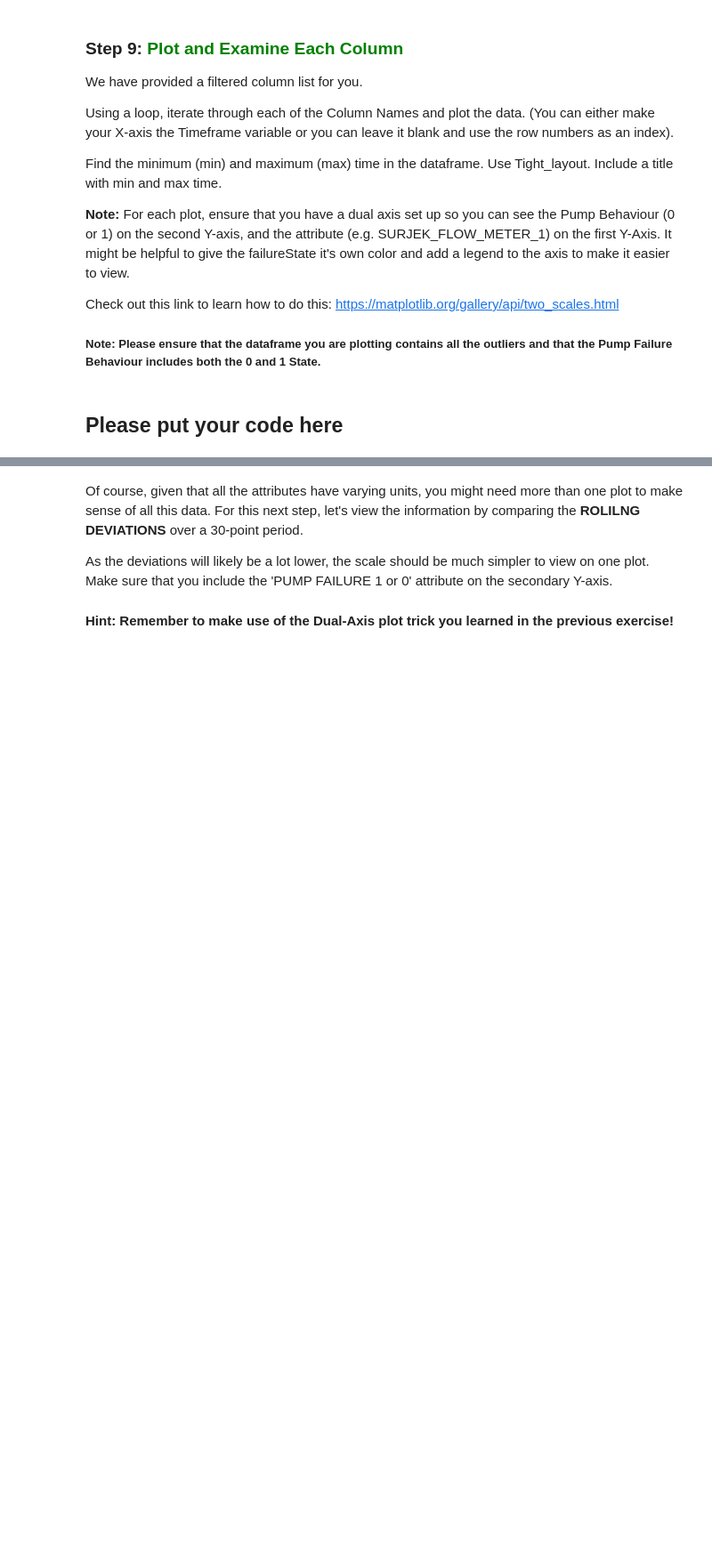
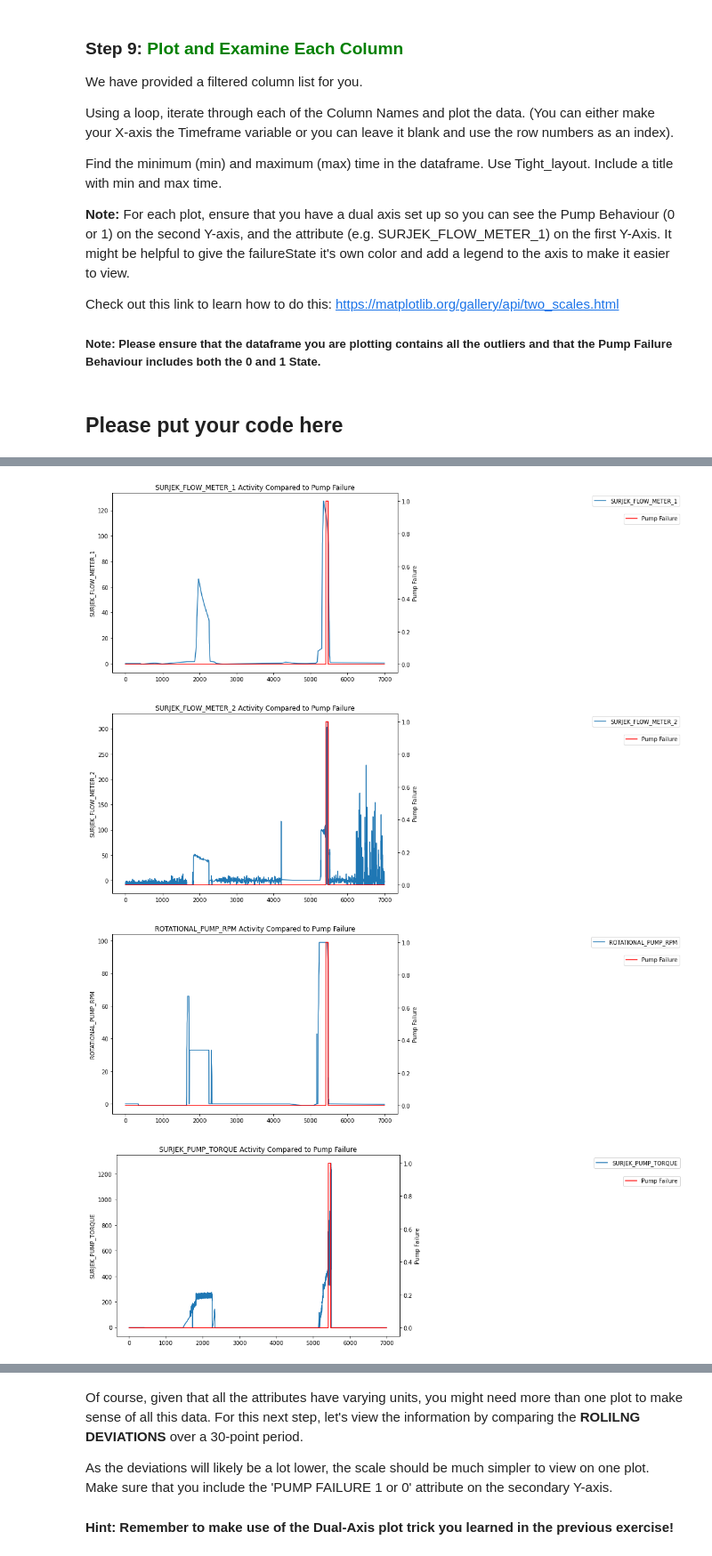
Before and after one commit to nmessing/Python1, a Jupyter notebook: Python_Southern_Water_Corp_Case_Study.ipynb, the cells around one changed output, grey strips where cells are left out. Shown: that part at 89% size. Drawn from its saved outputs; the diff is of its cells as text; code cells hidden in the pictures; blank space fills up the shorter version.

```diff
--- a/Python_Southern_Water_Corp_Case_Study.ipynb
+++ b/Python_Southern_Water_Corp_Case_Study.ipynb
@@ -78,0 +53,13 @@ None
+# %%
+dataframe_1 = pd.read_csv('Desalination_Unit_File_001.csv', header=1)
+dataframe_1['TIMEFRAME'] = pd.to_datetime(dataframe_1['TIMEFRAME']).apply(lambda x: x.strftime('%d/%m/%Y %H:%M:%S')if not pd.isnull(x) else '')
+dataframe_2 = pd.read_excel('Desalination_Unit_File_002.xlsx', header=1)
+dataframe_2['TIMEFRAME'] = pd.to_datetime(dataframe_2['TIMEFRAME']).apply(lambda x: x.strftime('%d/%m/%Y %H:%M:%S')if not pd.isnull(x) else '')
+dataframe_3 = pd.read_excel('Desalination_Unit_File_003.xlsx', header=1)
+dataframe_3['TIMEFRAME'] = pd.to_datetime(dataframe_3['TIMEFRAME']).apply(lambda x: x.strftime('%d/%m/%Y %H:%M:%S')if not pd.isnull(x) else '')
+dataframe = pd.concat([dataframe_1 ,dataframe_2, dataframe_3])
+dataframe['PUMP FAILURE (1 or 0)'].fillna(0,inplace=True)
+dataframe.dropna(inplace=True)
+dataframe.set_index("TIMEFRAME", inplace = True)
+print(dataframe.describe())
+print(dataframe.info())
@@ -187,11 +192,11 @@ Ensure your dataframe doesn't include the attribute TIMEFRAME - if it does, plea
 # %% [markdown]
 ## Please put your code here
 # %%
+
 #Below is the first part of the code
-dataframe = pd.concat([dataframe_1, dataframe_2, dataframe_3], ignore_index=True)
-df = dataframe.drop('TIMEFRAME', axis=1)
+df = dataframe
 #---write your code below----------------
-number_of_rows = len(df)
+number_of_rows = len(dataframe)
 
 #We have provided the print line, you need to provide the calculation after the quoted text:
 print ("When we have not removed any outliers from the dataset, we have " + str(number_of_rows) + " entries")
@@ -300,0 +264,34 @@ for filt in colList:
+# %%
+#Below is the first part of the code
+filt = ['SURJEK_FLOW_METER_1', 'SURJEK_FLOW_METER_2', 'ROTATIONAL_PUMP_RPM',
+       'SURJEK_PUMP_TORQUE', 'MAXIMUM_DAILY_PUMP_TORQUE',
+       'SURJEK_AMMONIA_FLOW_RATE', 'SURJEK_TUBE_PRESSURE',
+       'SURJEK_ESTIMATED_EFFICIENCY']
+filt2 = ['PUMP FAILURE (1 or 0)']
+
+colList = dataframe[filt].columns
+mpl.rcParams['figure.figsize'] = (35,5)
+dataframe.reset_index(inplace=True)
+
+for i in colList:
+    failurestate = dataframe[filt2]
+    ax = dataframe[i].plot()
+    ax.set_ylabel(i)
+    ax2 = ax.twinx()
+    ax2.plot(failurestate, 'red', label='Pump Failure')
+    ax2.set_ylabel("Pump Failure")
+
+    ax.legend(bbox_to_anchor=(2, 1))
+    ax2.legend(bbox_to_anchor=(2, 0.9))
+
+    minTime =  dataframe.index.min()
+    maxTime = dataframe.index.max()
+    plt.tight_layout()
+    plt.title(i + " Activity Compared to Pump Failure")
+
+    plt.show()
+# %% [output]
+[figure, added]
+[figure, added]
+[figure, added]
+[figure, added]
```
Also changed, not shown: parts of 23 cells of this notebook.
